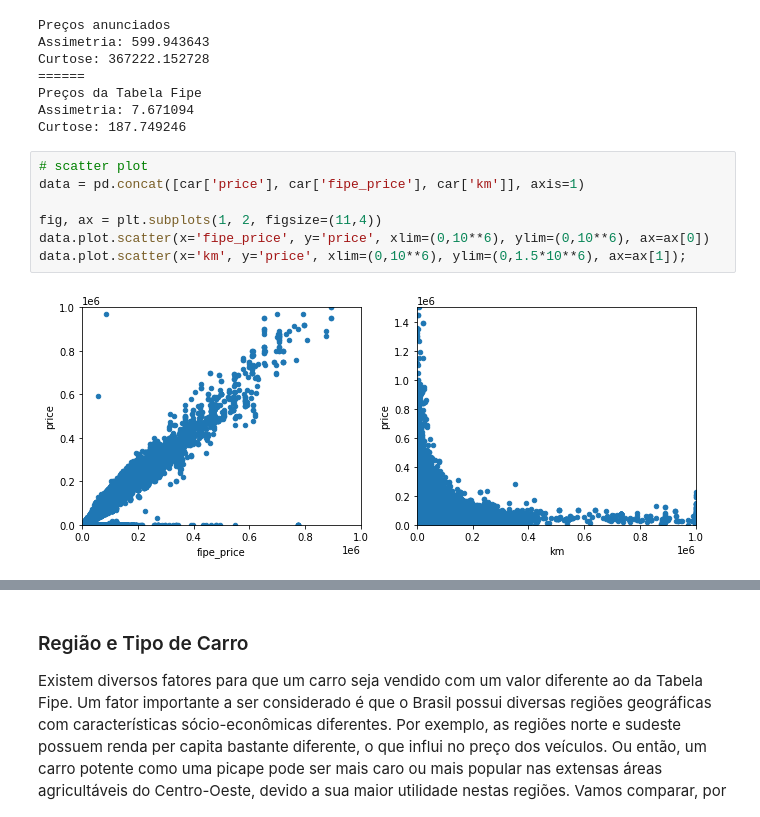
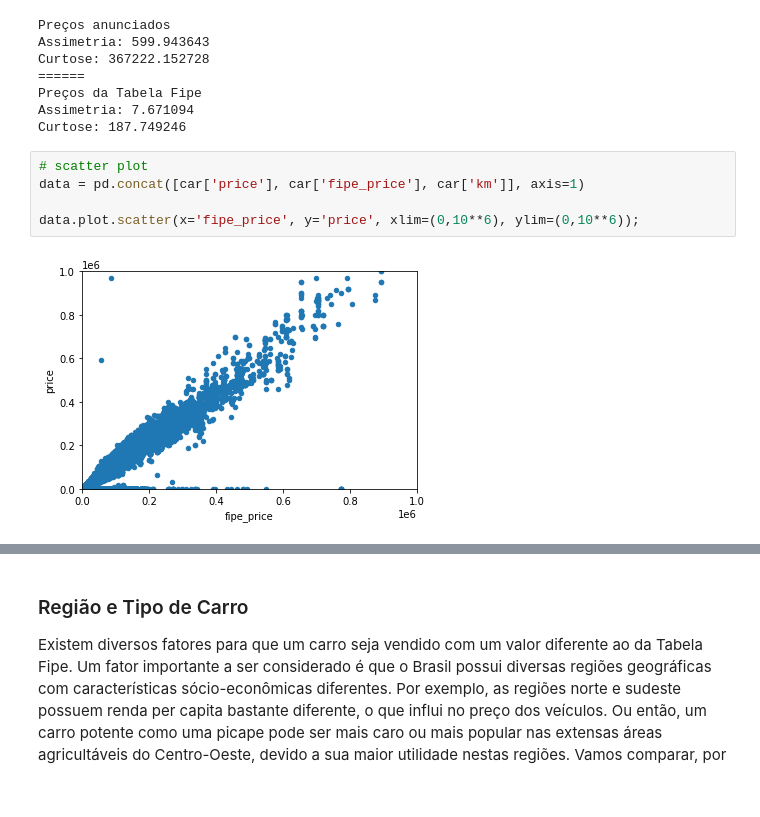
Before and after one commit to pedroafleite/mobiauto, a Jupyter notebook: car_data.ipynb, the cells around one changed output, grey strips where cells are left out. Cells and saved outputs as stored; diff of their text form.

```diff
--- a/car_data.ipynb
+++ b/car_data.ipynb
@@ -162,9 +194,7 @@ Curtose: 187.749246
 # %%
 # scatter plot
 data = pd.concat([car['price'], car['fipe_price'], car['km']], axis=1)
 
-fig, ax = plt.subplots(1, 2, figsize=(11,4))
-data.plot.scatter(x='fipe_price', y='price', xlim=(0,10**6), ylim=(0,10**6), ax=ax[0])
-data.plot.scatter(x='km', y='price', xlim=(0,10**6), ylim=(0,1.5*10**6), ax=ax[1]);
+data.plot.scatter(x='fipe_price', y='price', xlim=(0,10**6), ylim=(0,10**6));
 # %% [output]
-[figure, old version]
+[figure, new version]
```
Also changed, not shown: parts of 55 cells of this notebook.
